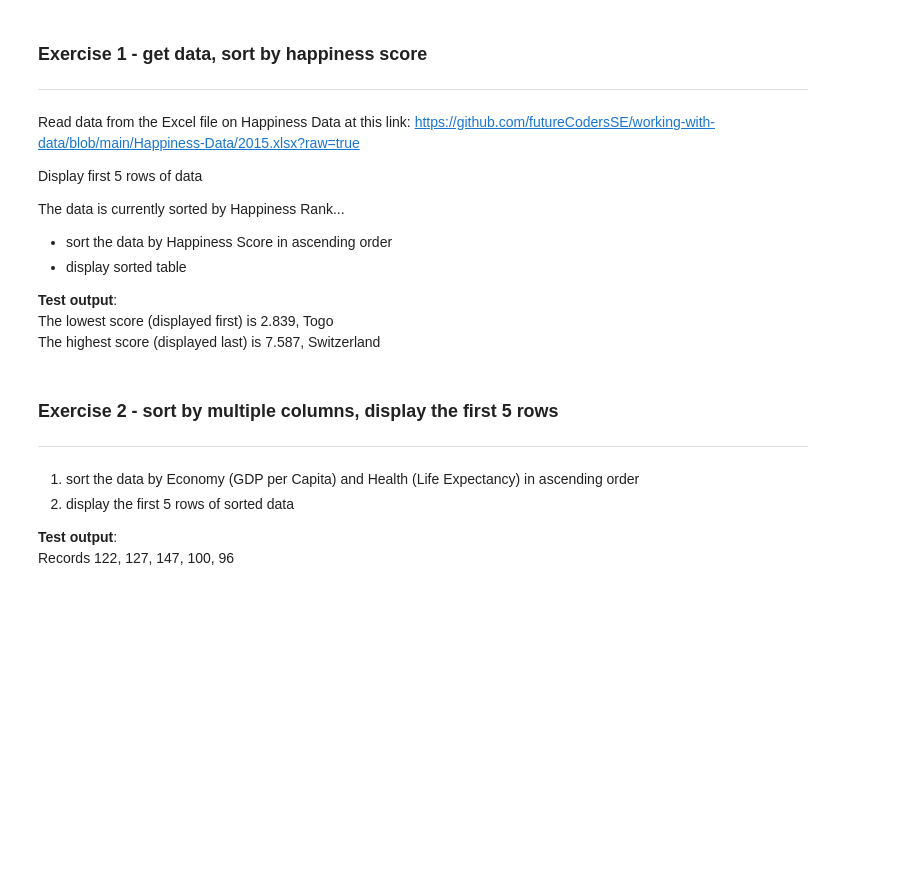
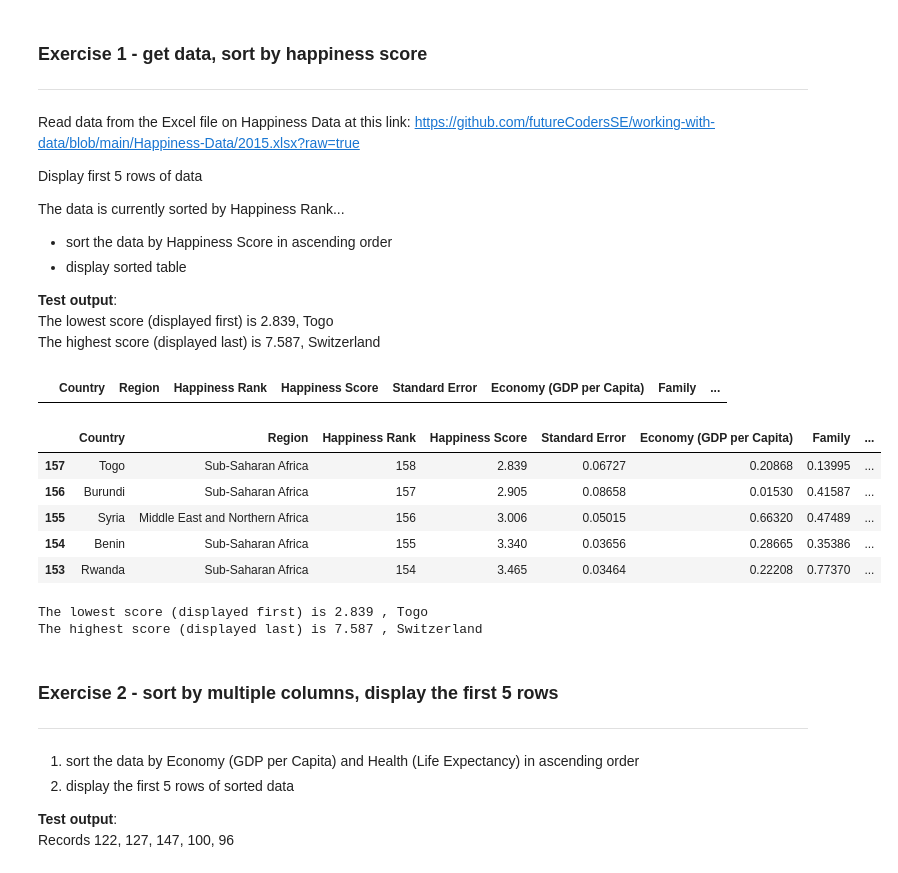
Before and after one commit to fraserrbarclay/Python-Data-Practicals, a Jupyter notebook: worksheets/Sorting_and_cleaning.ipynb, the cells around one changed output. Drawn from its saved outputs; the diff is of its cells as text; code cells hidden in the pictures; blank space fills up the shorter version.

```diff
--- a/worksheets/Sorting_and_cleaning.ipynb
+++ b/worksheets/Sorting_and_cleaning.ipynb
@@ -62,6 +62,28 @@ The data is currently sorted by Happiness Rank...
 **Test output**:
 The lowest score (displayed first) is 2.839, Togo
 The highest score (displayed last) is 7.587, Switzerland
+# %%
+import pandas as pd
+df = pd.read_excel('https://github.com/frbarclay/Python-Data-Practicals/raw/main/data/happiness_2015.xlsx',0)
+df.head(0)
+# %% [output]
+|  | Country | Region | Happiness Rank | Happiness Score | Standard Error | Economy (GDP per Capita) | Family | ... |
+# %%
+sorted_table = df.sort_values('Happiness Score')
+sorted_table.head()
+# %% [output]
+|  | Country | Region | Happiness Rank | Happiness Score | Standard Error | Economy (GDP per Capita) | Family | ... |
+| 157 | Togo | Sub-Saharan Africa | 158 | 2.839 | 0.06727 | 0.20868 | 0.13995 | ... |
+| 156 | Burundi | Sub-Saharan Africa | 157 | 2.905 | 0.08658 | 0.01530 | 0.41587 | ... |
+| 155 | Syria | Middle East and Northern Africa | 156 | 3.006 | 0.05015 | 0.66320 | 0.47489 | ... |
+| 154 | Benin | Sub-Saharan Africa | 155 | 3.340 | 0.03656 | 0.28665 | 0.35386 | ... |
+| 153 | Rwanda | Sub-Saharan Africa | 154 | 3.465 | 0.03464 | 0.22208 | 0.77370 | ... |
+# %%
+print('The lowest score (displayed first) is',sorted_table.iloc[0,3],',',sorted_table.iloc[0,0])
+print('The highest score (displayed last) is', sorted_table.iloc[157,3],',',sorted_table.iloc[157,0])
+# %% [output]
+The lowest score (displayed first) is 2.839 , Togo
+The highest score (displayed last) is 7.587 , Switzerland
 # %% [markdown]
 ### Exercise 2 - sort by multiple columns, display the first 5 rows
 ---
```
Also changed, not shown: parts of 6 cells of this notebook.
